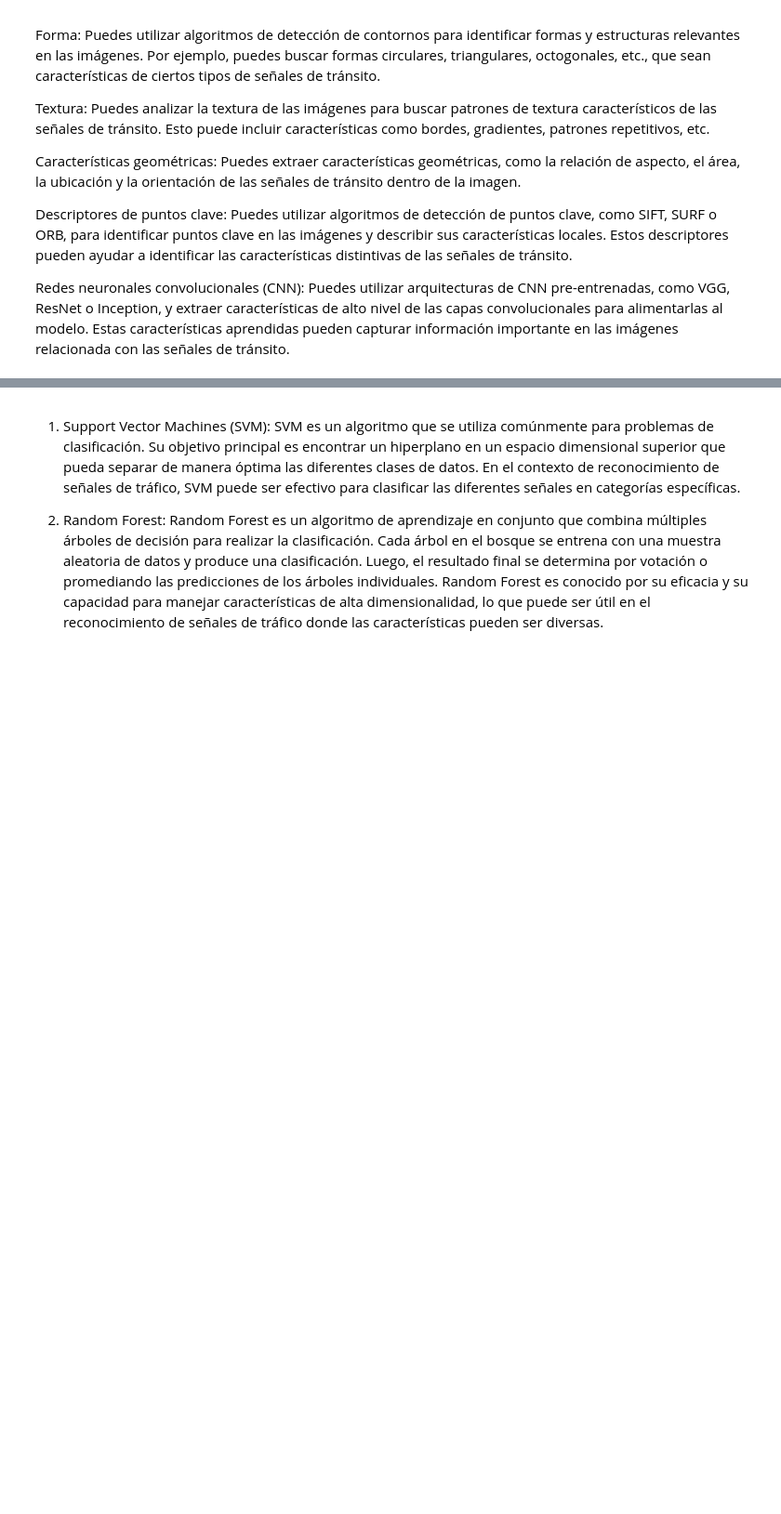
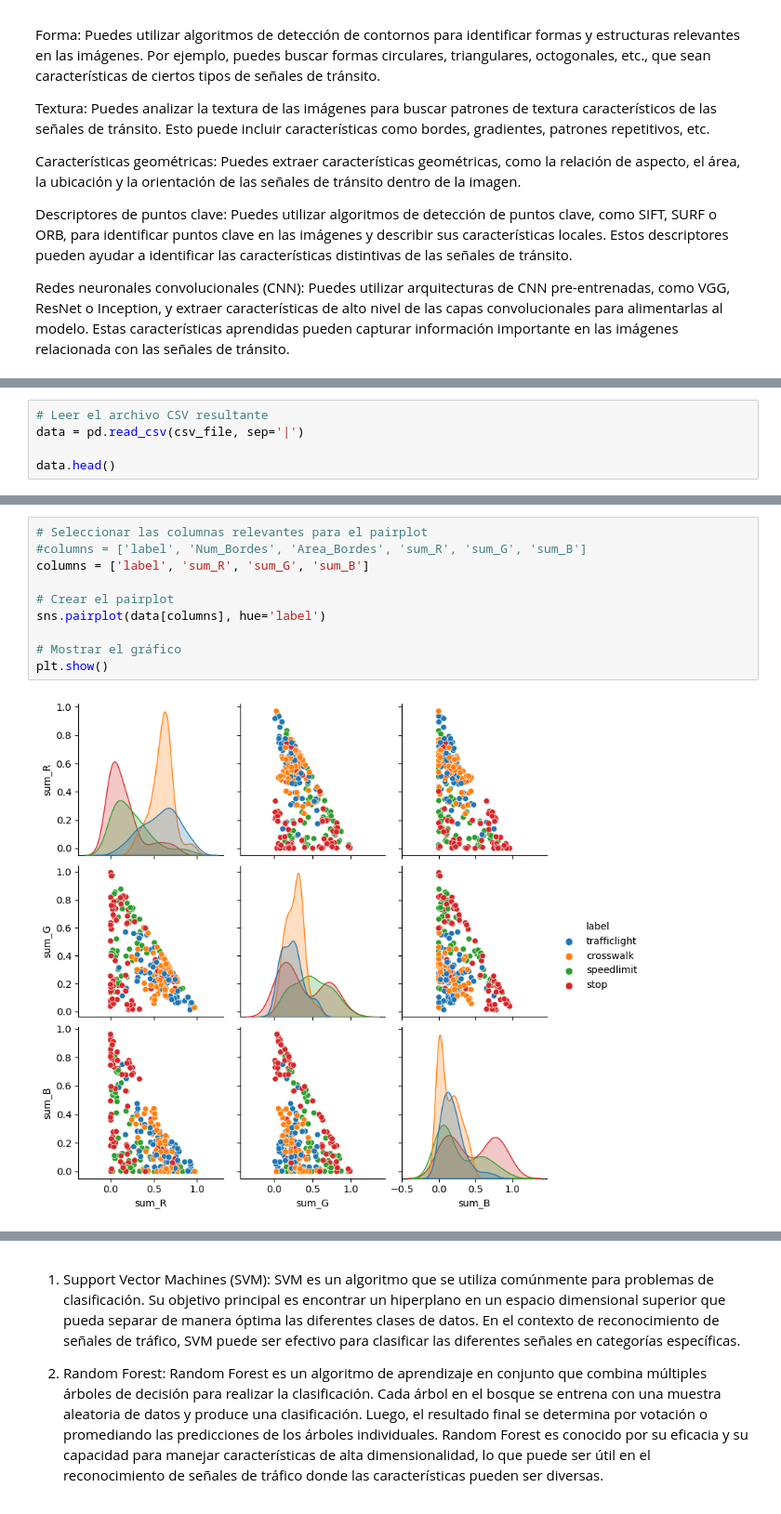
Before and after one commit to LostFrequency2926/ProyectoFinal_SenalesIII, a Jupyter notebook: RoadSignDetection.ipynb, the cells around one changed output, grey strips where cells are left out. Shown at 93% size. Saved outputs shown, nothing was run; the diff lists cells and outputs as text; blank space fills up the shorter version.

```diff
--- a/RoadSignDetection.ipynb
+++ b/RoadSignDetection.ipynb
@@ -383,0 +918,5 @@ df_train['class'] = df_train['class'].apply(lambda x:  class_dict[x])
+# %%
+# Leer el archivo CSV resultante
+data = pd.read_csv(csv_file, sep='|')
+
+data.head()
@@ -383,0 +930,12 @@ df_train['class'] = df_train['class'].apply(lambda x:  class_dict[x])
+# %%
+# Seleccionar las columnas relevantes para el pairplot
+#columns = ['label', 'Num_Bordes', 'Area_Bordes', 'sum_R', 'sum_G', 'sum_B']
+columns = ['label', 'sum_R', 'sum_G', 'sum_B']
+
+# Crear el pairplot
+sns.pairplot(data[columns], hue='label')
+
+# Mostrar el gráfico
+plt.show()
+# %% [output]
+[figure, added]
```
Also changed, not shown: parts of 65 cells of this notebook, 4 other files.
